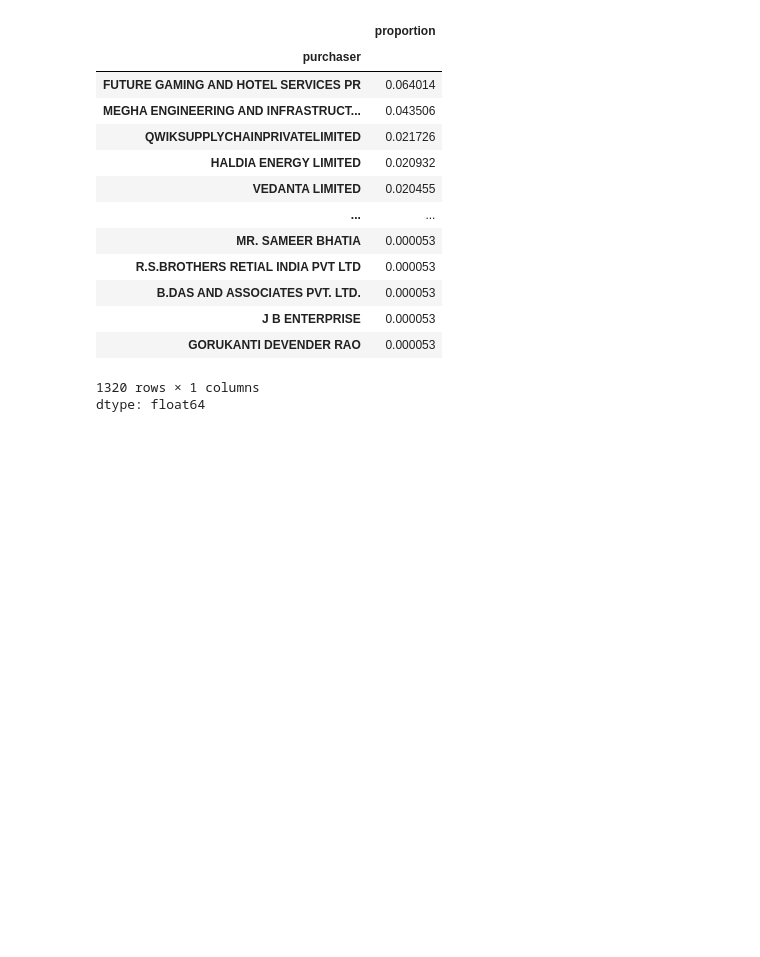
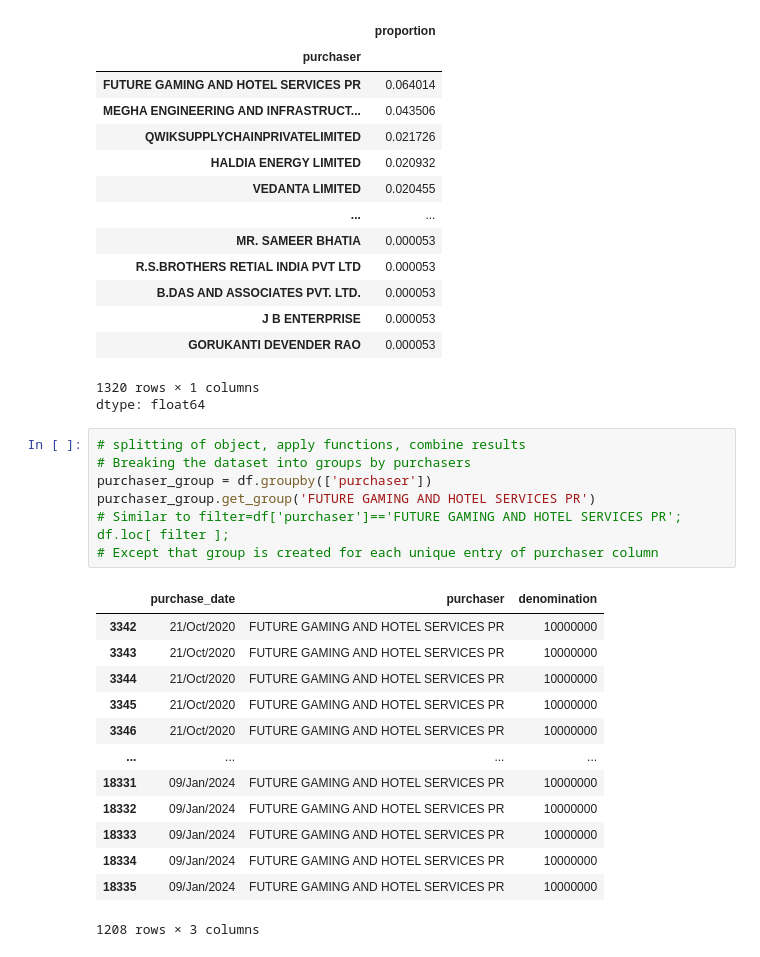
Before and after one commit to ROHIT318/python-practice, a Jupyter notebook: learn_pandas.ipynb, the cells around one changed output. Drawn from its saved outputs; the diff is of its cells as text; blank space fills up the shorter version.

```diff
--- a/learn_pandas.ipynb
+++ b/learn_pandas.ipynb
@@ -75,3 +75,24 @@ df['purchaser'].value_counts(normalize=True)
 | GORUKANTI DEVENDER RAO | 0.000053 |
 1320 rows × 1 columns
 dtype: float64
+# %%
+# splitting of object, apply functions, combine results
+# Breaking the dataset into groups by purchasers
+purchaser_group = df.groupby(['purchaser'])
+purchaser_group.get_group('FUTURE GAMING AND HOTEL SERVICES PR')
+# Similar to filter=df['purchaser']=='FUTURE GAMING AND HOTEL SERVICES PR'; df.loc[ filter ];
+# Except that group is created for each unique entry of purchaser column
+# %% [output]
+|  | purchase_date | purchaser | denomination |
+| 3342 | 21/Oct/2020 | FUTURE GAMING AND HOTEL SERVICES PR | 10000000 |
+| 3343 | 21/Oct/2020 | FUTURE GAMING AND HOTEL SERVICES PR | 10000000 |
+| 3344 | 21/Oct/2020 | FUTURE GAMING AND HOTEL SERVICES PR | 10000000 |
+| 3345 | 21/Oct/2020 | FUTURE GAMING AND HOTEL SERVICES PR | 10000000 |
+| 3346 | 21/Oct/2020 | FUTURE GAMING AND HOTEL SERVICES PR | 10000000 |
+| ... | ... | ... | ... |
+| 18331 | 09/Jan/2024 | FUTURE GAMING AND HOTEL SERVICES PR | 10000000 |
+| 18332 | 09/Jan/2024 | FUTURE GAMING AND HOTEL SERVICES PR | 10000000 |
+| 18333 | 09/Jan/2024 | FUTURE GAMING AND HOTEL SERVICES PR | 10000000 |
+| 18334 | 09/Jan/2024 | FUTURE GAMING AND HOTEL SERVICES PR | 10000000 |
+| 18335 | 09/Jan/2024 | FUTURE GAMING AND HOTEL SERVICES PR | 10000000 |
+1208 rows × 3 columns
```
Also changed, not shown: parts of 3 cells of this notebook.
